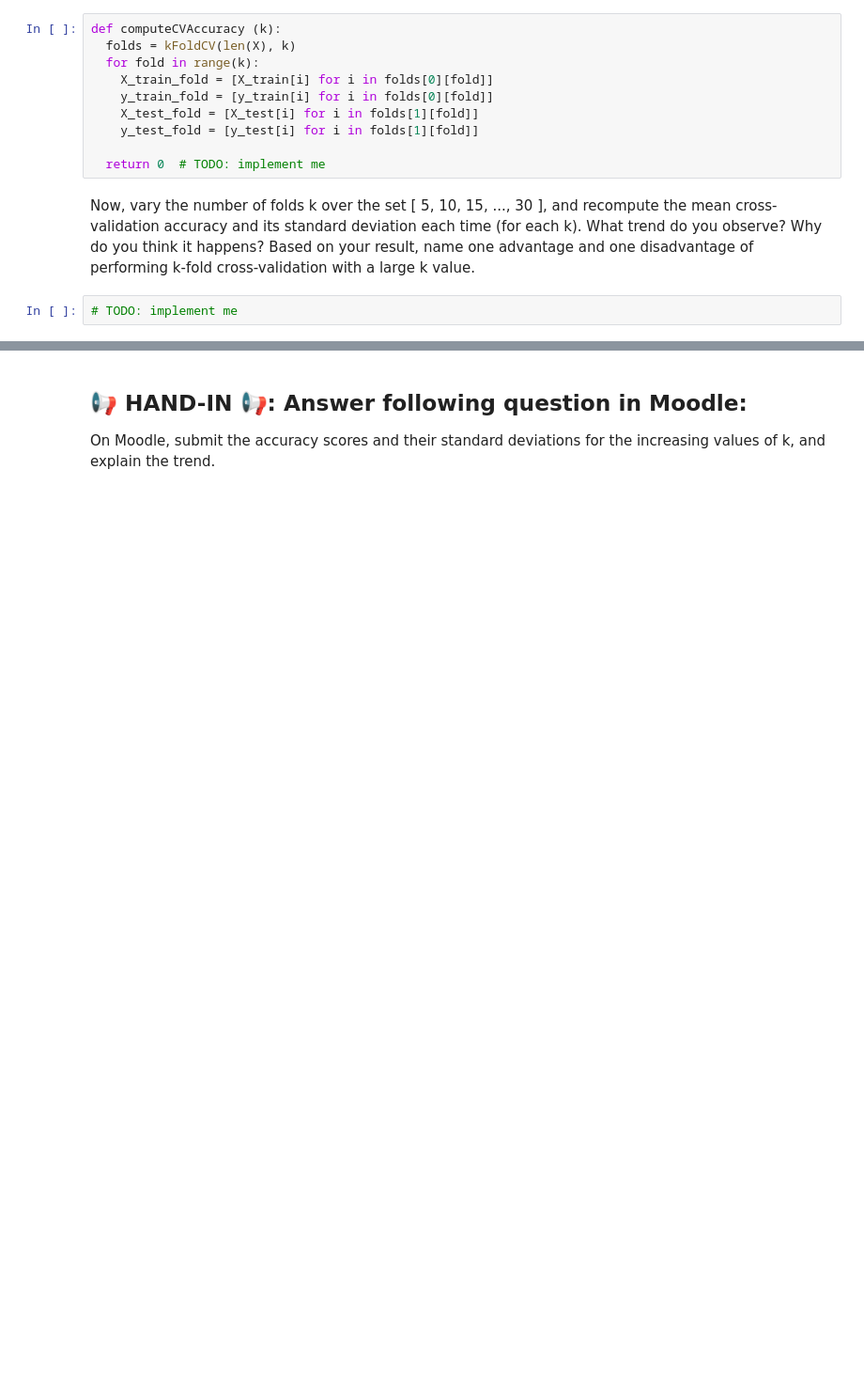
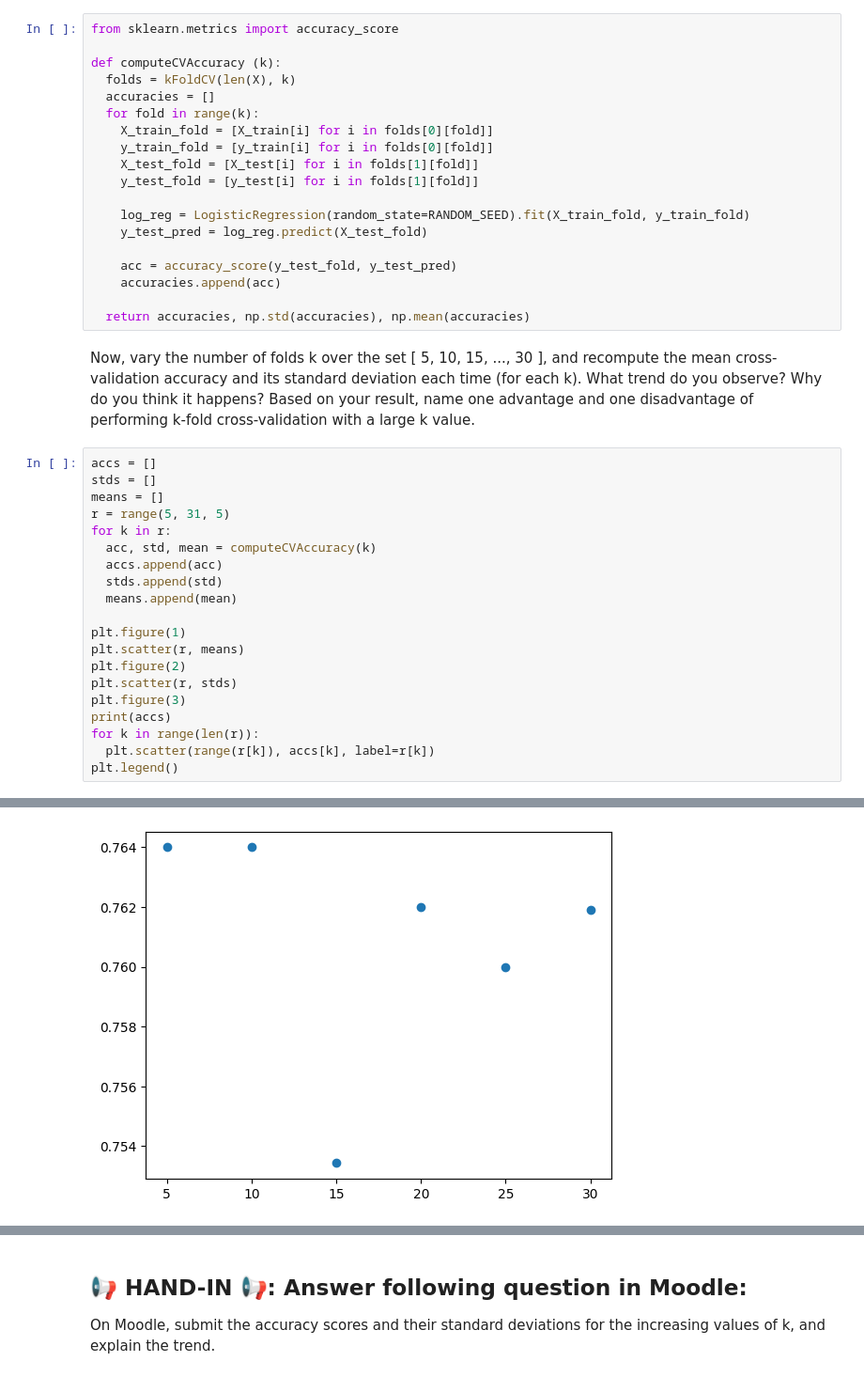
Before and after one commit to Avvvvvvie/MLDM, a Jupyter notebook: week5/L05_Supervised_Learning.ipynb, the cells around one changed output, grey strips where cells are left out. Shown at 94% size. Cells and saved outputs as stored; diff of their text form; blank space fills up the shorter version.

```diff
--- a/week5/L05_Supervised_Learning.ipynb
+++ b/week5/L05_Supervised_Learning.ipynb
@@ -204,16 +204,44 @@ kFoldCV(n=5, k=3)
 # %% [markdown]
 Now, using the kFoldCV method you just implemented, compute the cross-validation accuracy on the synthetic dataset from Task 1 using k=5 folds: For each fold, train on the training portion and then test on the testing portion. Report the mean, as well as the standard deviation, of accuracy (i.e., proportion of examples that are correctly classified) over all 5 folds.
 # %%
+from sklearn.metrics import accuracy_score
+
 def computeCVAccuracy (k):
   folds = kFoldCV(len(X), k)
+  accuracies = []
   for fold in range(k):
     X_train_fold = [X_train[i] for i in folds[0][fold]]
     y_train_fold = [y_train[i] for i in folds[0][fold]]
     X_test_fold = [X_test[i] for i in folds[1][fold]]
     y_test_fold = [y_test[i] for i in folds[1][fold]]
 
-  return 0  # TODO: implement me
+    log_reg = LogisticRegression(random_state=RANDOM_SEED).fit(X_train_fold, y_train_fold)
+    y_test_pred = log_reg.predict(X_test_fold)
+
+    acc = accuracy_score(y_test_fold, y_test_pred)
+    accuracies.append(acc)
+
+  return accuracies, np.std(accuracies), np.mean(accuracies)
 # %% [markdown]
 Now, vary the number of folds k over the set [ 5, 10, 15, ..., 30 ], and recompute the mean cross-validation accuracy and its standard deviation each time (for each k). What trend do you observe? Why do you think it happens? Based on your result, name one advantage and one disadvantage of performing k-fold cross-validation with a large k value.
-# %%
-# TODO: implement me
+# %%
+accs = []
+stds = []
+means = []
+r = range(5, 31, 5)
+for k in r:
+  acc, std, mean = computeCVAccuracy(k)
+  accs.append(acc)
+  stds.append(std)
+  means.append(mean)
+
+plt.figure(1)
+plt.scatter(r, means)
+plt.figure(2)
+plt.scatter(r, stds)
+plt.figure(3)
+print(accs)
+for k in range(len(r)):
+  plt.scatter(range(r[k]), accs[k], label=r[k])
+plt.legend()
+# %% [output]
@@ -219,0 +250 @@ Now, vary the number of folds k over the set [ 5, 10, 15, ..., 30 ], and recompu
+[figure, added]
```
Also changed, not shown: parts of 6 cells of this notebook.
